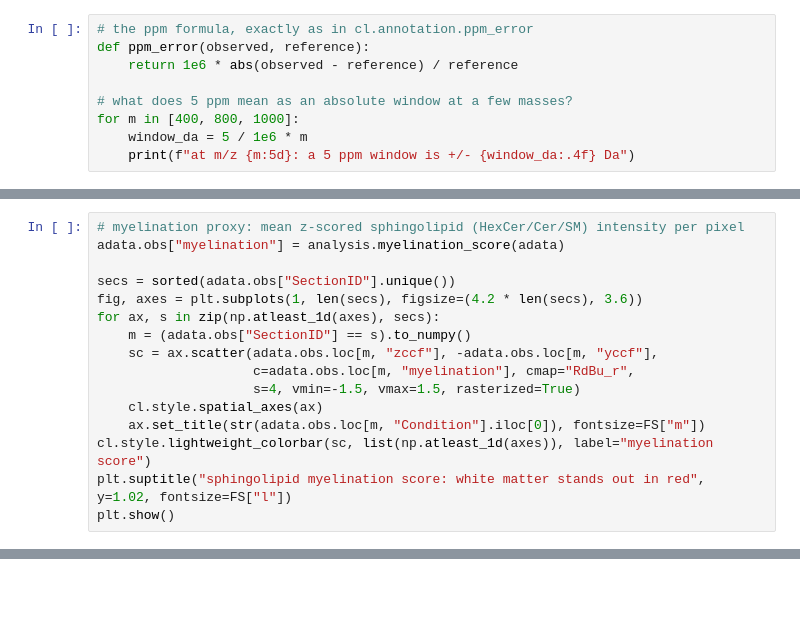
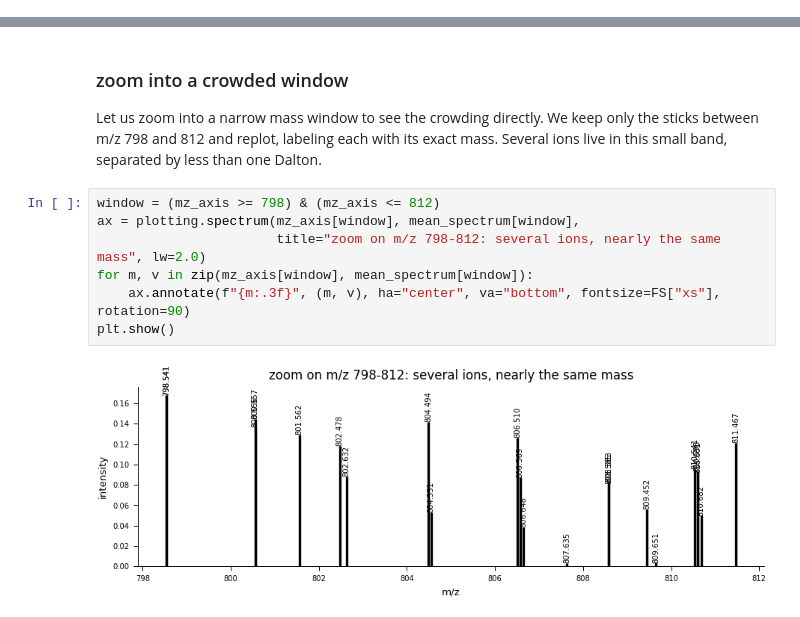
Before and after one commit to lamanno-epfl/lipidomics_tutorial_cajalcourse, a Jupyter notebook: notebooks/level1/01_mass_spectra_and_data_solution.ipynb, the cells around one changed output, grey strips where cells are left out. Cells and saved outputs as stored; diff of their text form; blank space fills up the shorter version.

```diff
--- a/notebooks/level1/01_mass_spectra_and_data_solution.ipynb
+++ b/notebooks/level1/01_mass_spectra_and_data_solution.ipynb
@@ -234,9 +220,0 @@ We use a 5 ppm tolerance, the community standard for this kind of high-resolutio
-# %%
-# the ppm formula, exactly as in cl.annotation.ppm_error
-def ppm_error(observed, reference):
-    return 1e6 * abs(observed - reference) / reference
-
-# what does 5 ppm mean as an absolute window at a few masses?
-for m in [400, 800, 1000]:
-    window_da = 5 / 1e6 * m
-    print(f"at m/z {m:5d}: a 5 ppm window is +/- {window_da:.4f} Da")
@@ -565,16 +220,0 @@ We can put a number on the impression. The helper `cl.analysis.myelination_score
-# %%
-# myelination proxy: mean z-scored sphingolipid (HexCer/Cer/SM) intensity per pixel
-adata.obs["myelination"] = analysis.myelination_score(adata)
-
-secs = sorted(adata.obs["SectionID"].unique())
-fig, axes = plt.subplots(1, len(secs), figsize=(4.2 * len(secs), 3.6))
-for ax, s in zip(np.atleast_1d(axes), secs):
-    m = (adata.obs["SectionID"] == s).to_numpy()
-    sc = ax.scatter(adata.obs.loc[m, "zccf"], -adata.obs.loc[m, "yccf"],
-                    c=adata.obs.loc[m, "myelination"], cmap="RdBu_r",
-                    s=4, vmin=-1.5, vmax=1.5, rasterized=True)
-    cl.style.spatial_axes(ax)
-    ax.set_title(str(adata.obs.loc[m, "Condition"].iloc[0]), fontsize=FS["m"])
-cl.style.lightweight_colorbar(sc, list(np.atleast_1d(axes)), label="myelination score")
-plt.suptitle("sphingolipid myelination score: white matter stands out in red", y=1.02, fontsize=FS["l"])
-plt.show()
@@ -607,0 +223,13 @@ What comes next. In the following notebooks we open up the steps we treated as g
+# %% [markdown]
+### zoom into a crowded window
+
+Let us zoom into a narrow mass window to see the crowding directly. We keep only the sticks between m/z 798 and 812 and replot, labeling each with its exact mass. Several ions live in this small band, separated by less than one Dalton.
+# %%
+window = (mz_axis >= 798) & (mz_axis <= 812)
+ax = plotting.spectrum(mz_axis[window], mean_spectrum[window],
+                       title="zoom on m/z 798-812: several ions, nearly the same mass", lw=2.0)
+for m, v in zip(mz_axis[window], mean_spectrum[window]):
+    ax.annotate(f"{m:.3f}", (m, v), ha="center", va="bottom", fontsize=FS["xs"], rotation=90)
+plt.show()
+# %% [output]
+[figure, added]
```
Also changed, not shown: parts of 107 cells of this notebook, 14 other files.
